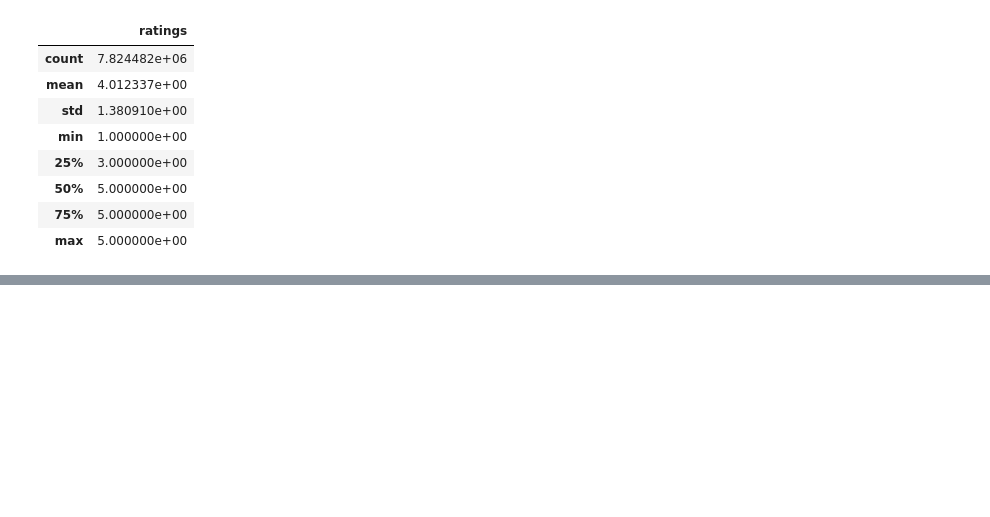
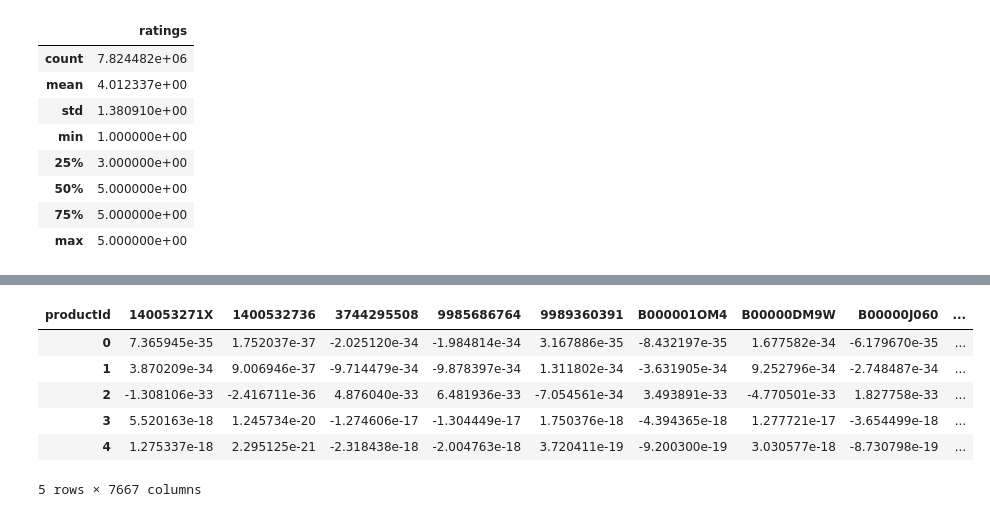
Before and after one commit to GreatLearningAIML1/bangalore-feb-batch-arunkrdas, a Jupyter notebook: RecommSystems_R5_Project1.ipynb, the cells around one changed output, grey strips where cells are left out. Cells and saved outputs as stored; diff of their text form; code cells hidden in the pictures; blank space fills up the shorter version.

```diff
--- a/RecommSystems_R5_Project1.ipynb
+++ b/RecommSystems_R5_Project1.ipynb
@@ -122,0 +145,16 @@ prod_grouped.sort_values(['ratings', 'productId'], ascending = [0,1])
+# %%
+from scipy.sparse.linalg import svds
+U, sigma, Vt = svds(pivot_df, k = 50)
+sigma = np.diag(sigma)
+# %%
+all_user_predicted_ratings = np.dot(np.dot(U, sigma), Vt)
+predictions_df = pd.DataFrame(all_user_predicted_ratings, columns = pivot_df.columns)
+predictions_df.head()
+# %% [output]
+| productId | 140053271X | 1400532736 | 3744295508 | 9985686764 | 9989360391 | B000001OM4 | B00000DM9W | B00000J060 | ... |
+| 0 | 7.365945e-35 | 1.752037e-37 | -2.025120e-34 | -1.984814e-34 | 3.167886e-35 | -8.432197e-35 | 1.677582e-34 | -6.179670e-35 | ... |
+| 1 | 3.870209e-34 | 9.006946e-37 | -9.714479e-34 | -9.878397e-34 | 1.311802e-34 | -3.631905e-34 | 9.252796e-34 | -2.748487e-34 | ... |
+| 2 | -1.308106e-33 | -2.416711e-36 | 4.876040e-33 | 6.481936e-33 | -7.054561e-34 | 3.493891e-33 | -4.770501e-33 | 1.827758e-33 | ... |
+| 3 | 5.520163e-18 | 1.245734e-20 | -1.274606e-17 | -1.304449e-17 | 1.750376e-18 | -4.394365e-18 | 1.277721e-17 | -3.654499e-18 | ... |
+| 4 | 1.275337e-18 | 2.295125e-21 | -2.318438e-18 | -2.004763e-18 | 3.720411e-19 | -9.200300e-19 | 3.030577e-18 | -8.730798e-19 | ... |
+5 rows × 7667 columns
```
Also changed, not shown: parts of 26 cells of this notebook.
